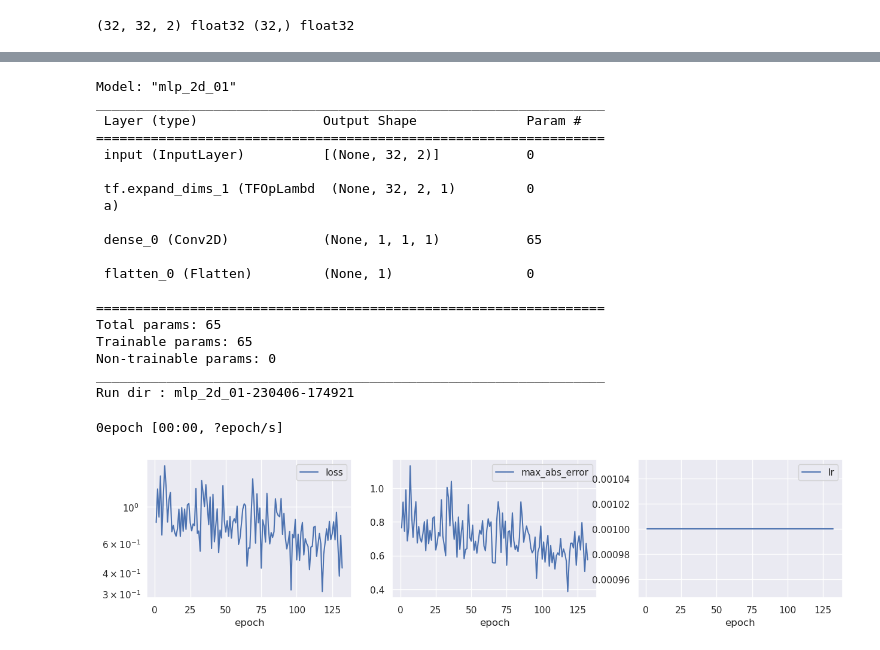
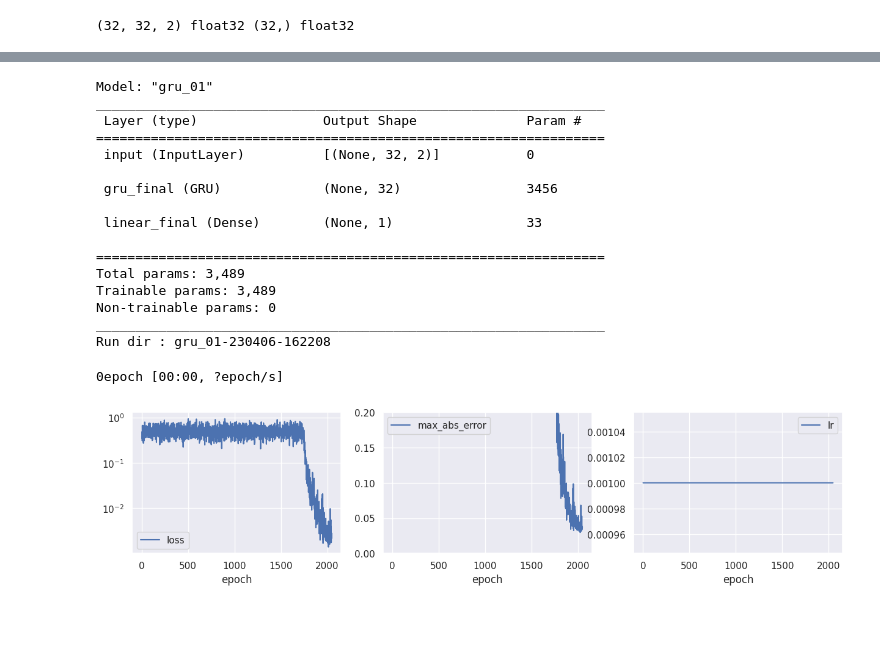
Before and after one commit to FriedChips/dl_basics, a Jupyter notebook: experiments/sequences_add_mult.ipynb, the cells around one changed output, grey strips where cells are left out. Saved outputs shown, nothing was run; the diff lists cells and outputs as text; code cells hidden in the pictures; blank space fills up the shorter version.

```diff
--- a/experiments/sequences_add_mult.ipynb
+++ b/experiments/sequences_add_mult.ipynb
@@ -96,22 +101,23 @@ lr_sched.plot_schedule()
 # %%
 # init new run
 
-'''
+
 model = build_model_gru_01(
-    gru_units=128,
+    gru_units=32,
     num_outputs=1,
     input_shape=(P["seq_len"], 2),
-    num_hidden_gru=5,
+    num_hidden_gru=0,
     use_embedding=False,
-    #vocab_size=256,
-    #embedding_dim=64
+    return_final_hidden=False,
+)
+
+
+'''
+model = build_model_mlp_2d_01(
+    input_shape=(P["seq_len"], 2),
+    layer_units=[1024,512,256,128,1]
 )
 '''
-
-model = build_model_mlp_2d_01(
-    input_shape=(P["seq_len"], 2),
-    layer_units=[1]
-)
 
 def max_abs_error(y_true, y_pred):
     return tf.reduce_max(tf.abs(y_true - y_pred), axis=-1)
@@ -129,25 +135,22 @@ train_history = None
 P["run_dir"] = model.name + datetime.datetime.now().strftime('-%y%m%d-%H%M%S')
 print("Run dir :", P["run_dir"])
 # %% [output]
-Model: "mlp_2d_01"
+Model: "gru_01"
 _________________________________________________________________
  Layer (type)                Output Shape              Param #
 =================================================================
  input (InputLayer)          [(None, 32, 2)]           0
 
- tf.expand_dims_1 (TFOpLambd  (None, 32, 2, 1)         0
- a)
+ gru_final (GRU)             (None, 32)                3456
 
- dense_0 (Conv2D)            (None, 1, 1, 1)           65
-
- flatten_0 (Flatten)         (None, 1)                 0
+ linear_final (Dense)        (None, 1)                 33
 
 =================================================================
-Total params: 65
-Trainable params: 65
+Total params: 3,489
+Trainable params: 3,489
 Non-trainable params: 0
 _________________________________________________________________
-Run dir : mlp_2d_01-230406-174921
+Run dir : gru_01-230406-162208
 # %%
 def save_run_state():
 
@@ -161,7 +164,7 @@ def save_run_state():
 # %%
 save_run_state()
 # %%
-NUM_EPOCHS = 128
+NUM_EPOCHS = 1024*2
 lr_sched = Schedule_ExpCos_Segments([[-3,-3, NUM_EPOCHS]])
 
 
@@ -186,11 +189,12 @@ train_history = train_history.set_index("epoch")
 # %%
 fig, axs = plt.subplots(1,3, figsize=(15,3))
 
 sns.lineplot(data=train_history[["loss"]], ax=axs[0], dashes=False);
 axs[0].set_yscale("log")
 
 sns.lineplot(data=train_history[["max_abs_error"]], ax=axs[1], dashes=False);
+axs[1].set_ylim(0,0.2)
 
 sns.lineplot(data=train_history[["lr"]], ax=axs[2], dashes=False);
 # %% [output]
-[figure, old version]
+[figure, new version]
```
Also changed, not shown: parts of 2 cells of this notebook.
